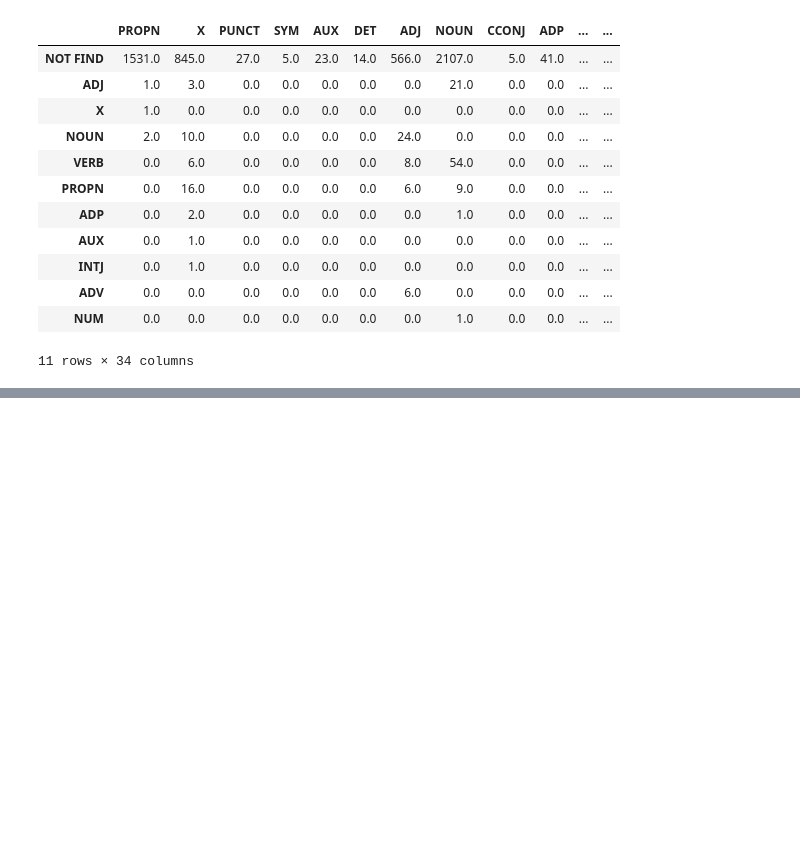
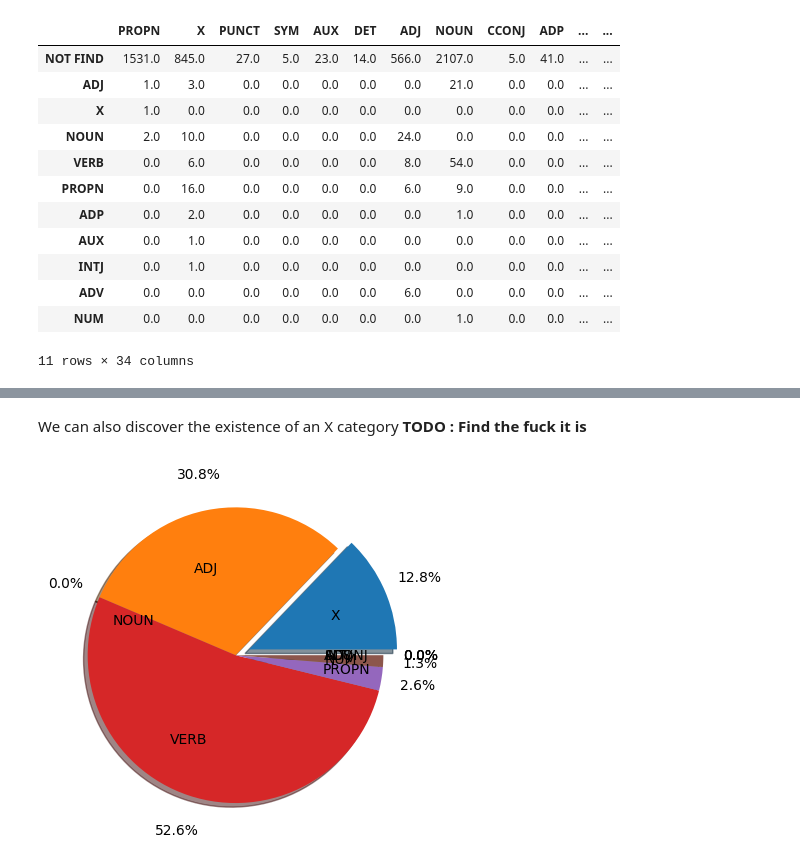
Before and after one commit to edgolyakova/DataScienceProj, a Jupyter notebook: Part 2.ipynb, the cells around one changed output, grey strips where cells are left out. Saved outputs shown, nothing was run; the diff lists cells and outputs as text; code cells hidden in the pictures; blank space fills up the shorter version.

```diff
--- a/Part 2.ipynb
+++ b/Part 2.ipynb
@@ -711,0 +749,10 @@ df_stanza_to_spacy
+# %% [markdown]
+We can also discover the existence of an X category **TODO : Find the fuck it is**
+# %%
+explode = [0.1 if (i == 'X') else 0 for i in df_spacy_to_stanza.drop('NOT FIND').index]
+
+fig, ax = plt.subplots()
+ax.pie(df_spacy_to_stanza.drop('NOT FIND').NOUN, explode = explode, labels=df_spacy_to_stanza.drop('NOT FIND').index, autopct='%1.1f%%', shadow=True, pctdistance=1.25, labeldistance=.6)
+plt.show()
+# %% [output]
+[figure, added]
```
Also changed, not shown: parts of 28 cells of this notebook.
